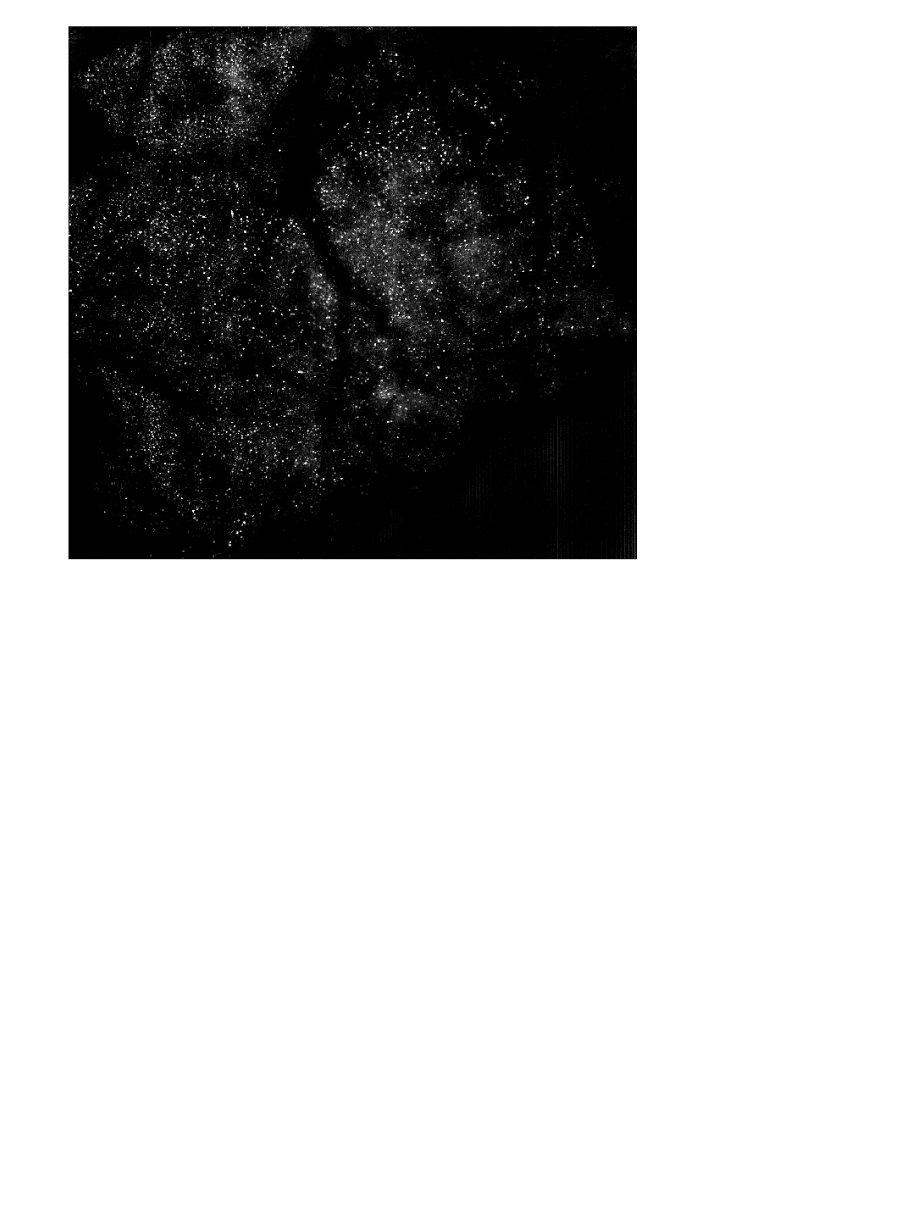
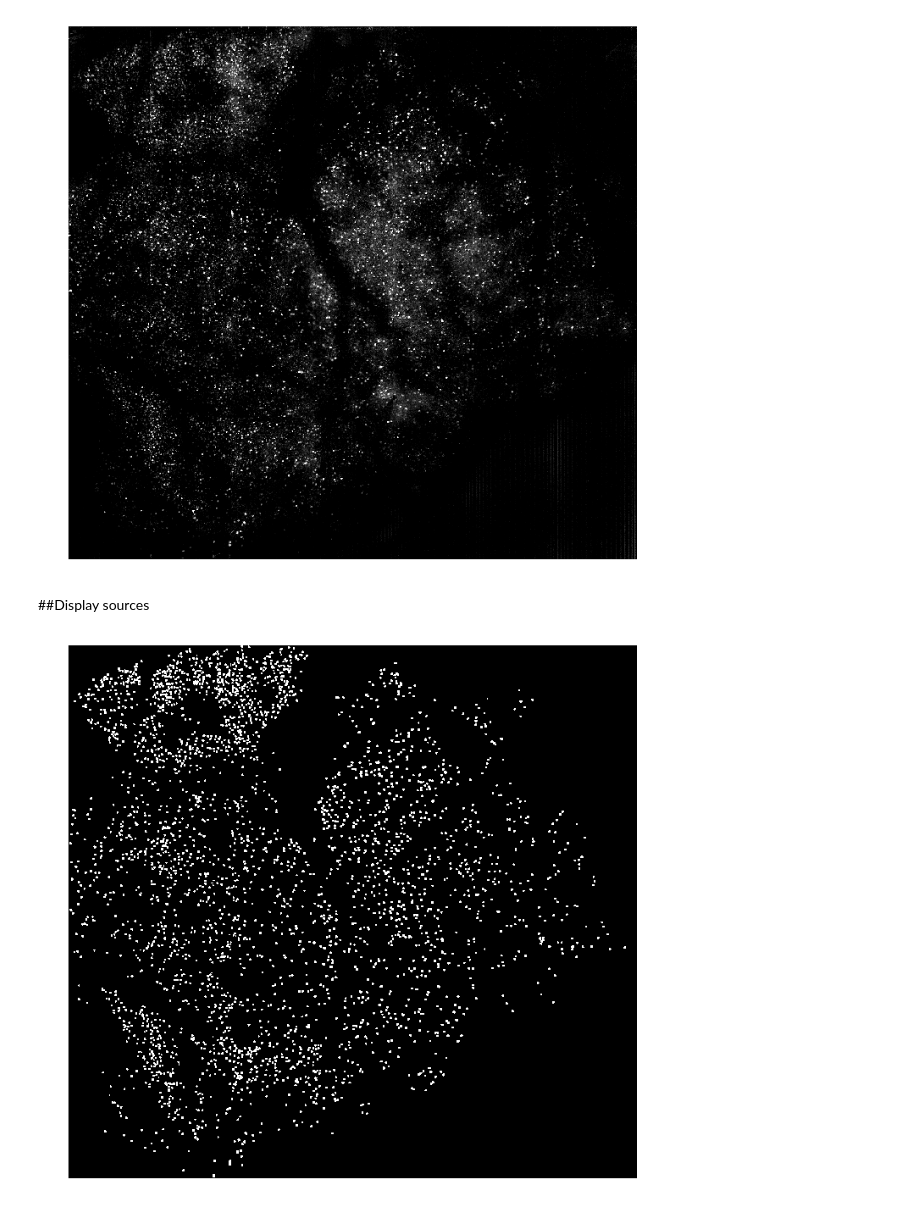
Before and after one commit to sofroniewn/2pRAM-paper, a Jupyter notebook: notebooks/Figure-8_1 functional imaging.ipynb, the cells around one changed output. Cells and saved outputs as stored; diff of their text form; code cells hidden in the pictures; blank space fills up the shorter version.

```diff
--- a/notebooks/Figure-8_1 functional imaging.ipynb
+++ b/notebooks/Figure-8_1 functional imaging.ipynb
@@ -9,6 +9,10 @@ We then computes the mean intenstity image 8_1A), the local correlation image 8_
 # %%
 from showit import image
 %matplotlib inline
+# %%
+import seaborn as sns
+sns.set_context('paper', font_scale=2.0)
+sns.set_style('ticks')
 # %%
 from skimage.io import imsave
 # %% [markdown]
@@ -60,0 +68,14 @@ imsave(path + '/summary/localcorr.tif', localcorr.astype('float32'), plugin='tif
+# %% [markdown]
+##Display sources
+# %%
+from json import load
+from regional import many
+
+with open(path + '/sources/sources.json') as dataFile:
+    s = load(dataFile)
+regions = many([x['coordinates'] for x in s])
+# %%
+sources = regions.mask(dims=mean.shape, background = 'black', fill = 'white')[:,:,0]
+image(sources, size = 12);
+# %% [output]
+[figure, added]
```
Also changed, not shown: parts of 11 cells of this notebook.
